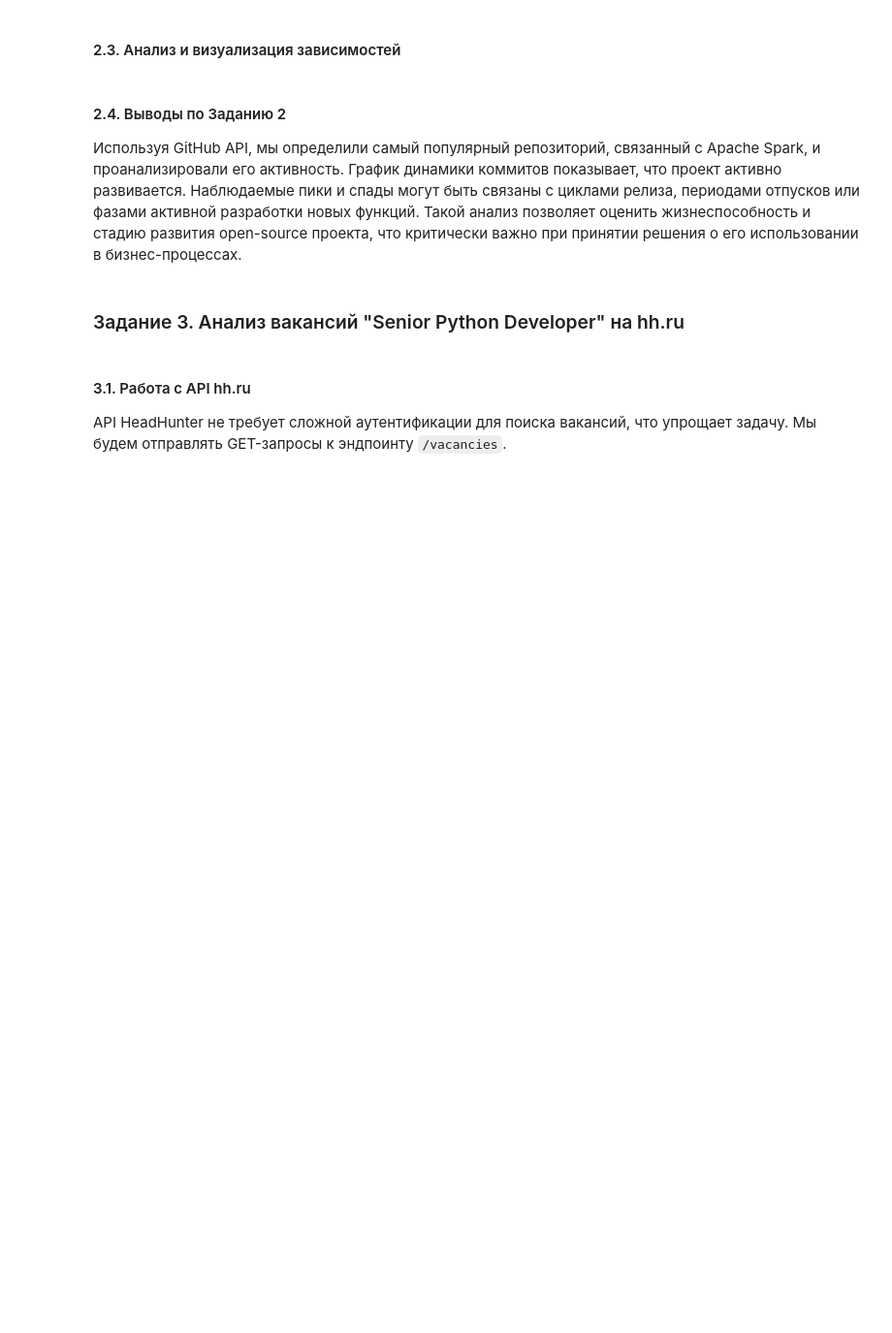
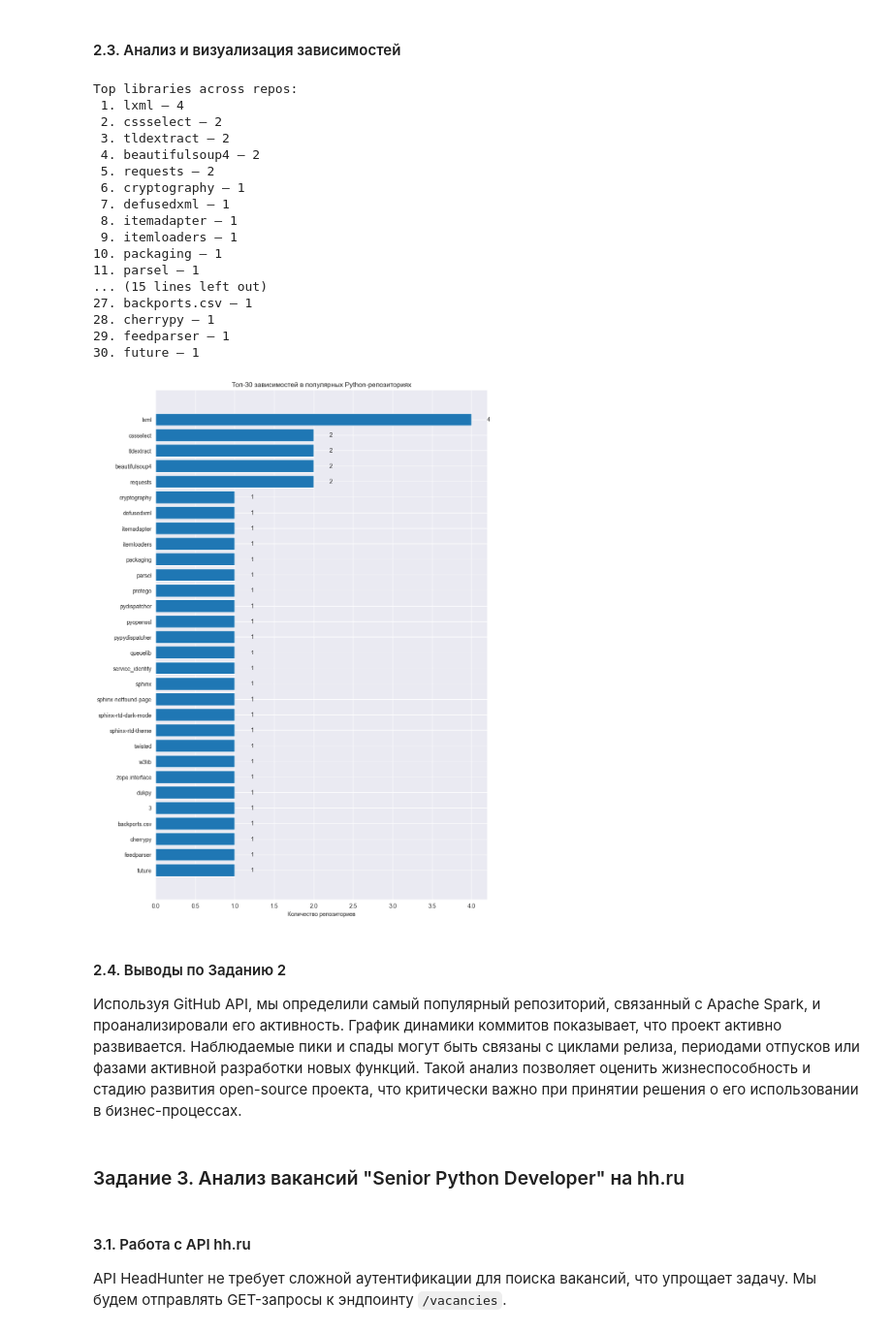
Before and after one commit to GoshaMareev/DataCollectionAndAnalytics, a Jupyter notebook: PW1_API/PW_1_API_Analysis_MareevGA.ipynb, the cells around one changed output. Shown: that part at 97% size. Cells and saved outputs as stored; diff of their text form; code cells hidden in the pictures; blank space fills up the shorter version.

Commit message:
+github api

```diff
--- a/PW1_API/PW_1_API_Analysis_MareevGA.ipynb
+++ b/PW1_API/PW_1_API_Analysis_MareevGA.ipynb
@@ -312,0 +150,14 @@ else:
+# %%
+
+params = {
+    "q": "Web Scraping language:Python",
+    "sort": "stars",
+    "order": "desc",
+    "per_page": 5
+}
+response = requests.get(f"{GITHUB_API_URL}/search/repositories", params=params, headers=headers)
+repos = [(item["full_name"], item["html_url"]) for item in response.json()["items"]]
+
+print("Top 5 Web Scraping Repositories (Python only):")
+for i, (name, url) in enumerate(repos, 1):
+    print(f"{i}. {name} — {url}")
@@ -333,3 +440,48 @@ plt.show()
+# %%
+import matplotlib.pyplot as plt
+top_k = 30
+most_common = all_deps.most_common(top_k)
+
+print("\nTop libraries across repos:")
+for i, (lib, cnt) in enumerate(most_common, 1):
+    print(f"{i:2d}. {lib} — {cnt}")
+
+if most_common:
+    labels, values = zip(*most_common)
+    plt.figure(figsize=(10, max(4, 0.45 * len(labels))))
+    bars = plt.barh(range(len(labels)), values)
+
+    plt.yticks(range(len(labels)), labels)
+    plt.xlabel("Количество репозиториев")
+    plt.title(f"Топ-{len(labels)} зависимостей в популярных Python-репозиториях")
+    plt.gca().invert_yaxis()
+
+    # подписи с числами справа от баров
+    for bar, val in zip(bars, values):
+        plt.text(bar.get_width() + 0.2, bar.get_y() + bar.get_height()/2,
+                 str(int(val)), va="center", ha="left")
+
+    plt.tight_layout()
+    plt.show()
+# %% [output]
+Top libraries across repos:
+ 1. lxml — 4
+ 2. cssselect — 2
+ 3. tldextract — 2
+ 4. beautifulsoup4 — 2
+ 5. requests — 2
+ 6. cryptography — 1
+ 7. defusedxml — 1
+ 8. itemadapter — 1
+ 9. itemloaders — 1
+10. packaging — 1
+11. parsel — 1
+... (15 lines left out)
+27. backports.csv — 1
+28. cherrypy — 1
+29. feedparser — 1
+30. future — 1
+[figure, added]
 # %% [markdown]
 #### 2.4. Выводы по Заданию 2
 
```
Also changed, not shown: parts of 14 cells of this notebook.
